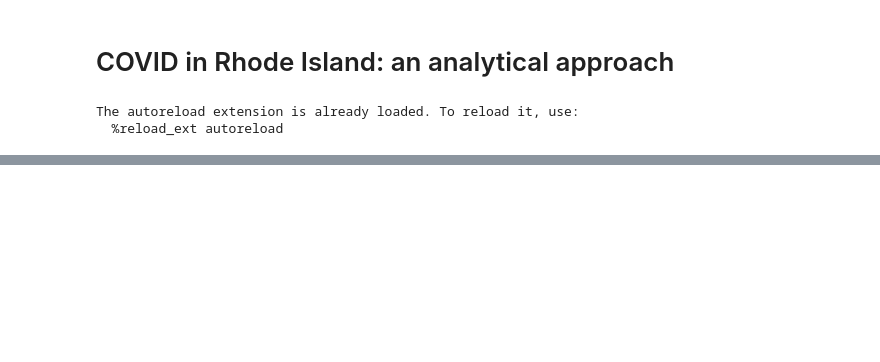
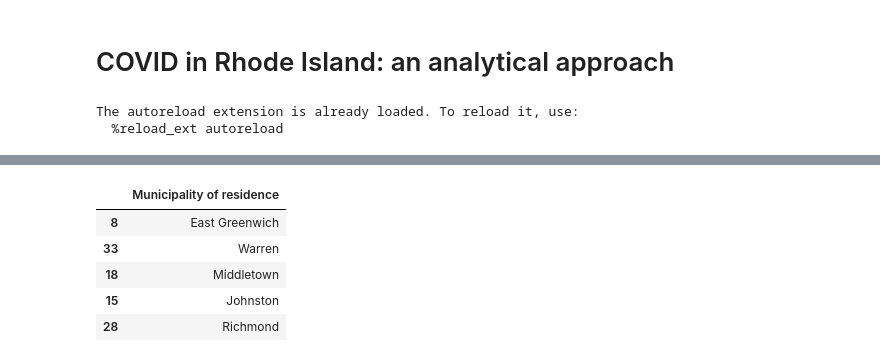
Before and after one commit to zdubash/rhody-covid, a Jupyter notebook: Computational-Essay.ipynb, the cells around one changed output, grey strips where cells are left out. Cells and saved outputs as stored; diff of their text form; code cells hidden in the pictures; blank space fills up the shorter version.

```diff
--- a/Computational-Essay.ipynb
+++ b/Computational-Essay.ipynb
@@ -60,0 +58,15 @@ NameError: name 'Age_Group' is not defined
+# %%
+import geopandas as gpd
+import matplotlib.pyplot as plt
+import seaborn as sns
+sns.set(style="darkgrid")
+%matplotlib inline
+data = pd.read_csv('municipalities.csv')
+data.sample(5)
+# %% [output]
+|  | Municipality of residence |
+| 8 | East Greenwich |
+| 33 | Warren |
+| 18 | Middletown |
+| 15 | Johnston |
+| 28 | Richmond |
```
Also changed, not shown: parts of 7 cells of this notebook.
